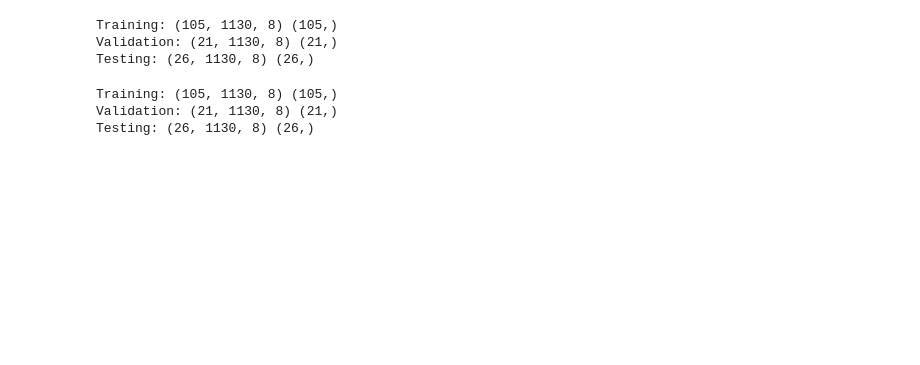
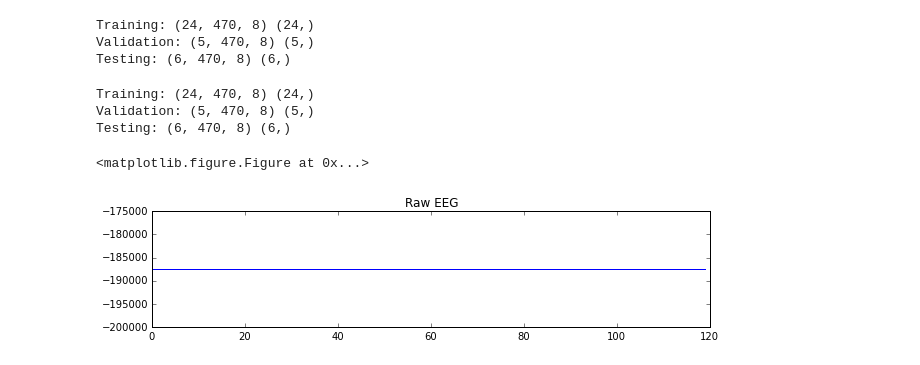
Before and after one commit to arppa99100/eeg_modeling, a Jupyter notebook: view_data.ipynb, the cells around one changed output. Cells and saved outputs as stored; diff of their text form; code cells hidden in the pictures; blank space fills up the shorter version.

```diff
--- a/view_data.ipynb
+++ b/view_data.ipynb
@@ -35,3 +35,25 @@ fft_thresh = 8.0
 fft_set_thresh = 0.0
+# %%
+predataset = readdata("./curated/raw-presamples")
+dataset = readdata("./curated/raw-samples")
+#Constants
+fs = 250.0 #Frequency in Hz
+sample_time = dataset.shape[1]/fs #Total time for sample
+
+#To get alpha and beta waves
+dataset.flags['WRITEABLE'] = True
+
+y = np.copy(dataset[0,:,0])
+
+for i in range(0,dataset.shape[0]):
+    for j in range(0,dataset.shape[2]):
+        if enable_dc:
+            dataset[i,:,j] = apply_dc_filter(dataset[i,:,j], fs, dc_lowcut, dc_highcut, dc_order, dc_type, dc_func_type)
+        if enable_dwt:
+            dataset[i,:,j] = apply_dwt_filter(dataset[i,:,j], dwt_type, dwt_level, dwt_thresh_func, dwt_thresh_type)
+        if enable_fft:
+            dataset[i,:,j] = apply_stfft_filter(dataset[i,:,j], fs, sample_time, fft_window, fft_step, fft_thresh, fft_set_thresh)
+        #Normalize
+        dataset[i,:,j] = dataset[i,:,j]/np.linalg.norm(dataset[i,:])
 # %%
 #Plots for comparison
@@ -82,7 +96,7 @@ for i in range(0,dataset.shape[0]):
 # %%
 test_size = 0.20
 valid_size = 0.20
-labels = readlabels("sampleinput")
+labels = readlabels("./curated/raw-inputs")
 
 # Test Set
 dataindex = range(0,dataset.shape[0])
@@ -97,6 +111,8 @@ dataindex = range(0,dataset.shape[0])
 valid_index = np.random.choice(dataindex, int(dataset.shape[0]*valid_size))
 valid_dataset = dataset[valid_index,:,:]
 valid_labels = labels[valid_index]
+dataset = np.delete(dataset, valid_index, axis = 0)
+labels = np.delete(labels, valid_index, axis = 0)
 
 # Train Set
 train_dataset = dataset
@@ -106,9 +122,9 @@ print('Training:', train_dataset.shape, train_labels.shape)
 print('Validation:', valid_dataset.shape, valid_labels.shape)
 print('Testing:', test_dataset.shape, test_labels.shape)
 # %% [output]
-Training: (105, 1130, 8) (105,)
-Validation: (21, 1130, 8) (21,)
-Testing: (26, 1130, 8) (26,)
+Training: (24, 470, 8) (24,)
+Validation: (5, 470, 8) (5,)
+Testing: (6, 470, 8) (6,)
 # %%
 #Write training
 writedata("./curated/train_dataset", train_dataset)
@@ -124,19 +140,33 @@ writedata("./curated/test_labels", test_labels)
 #plt.show()
 # %%
 #Read training
-train_dataset = readdata2("./curated/train_dataset")
+train_dataset = readdata("./curated/train_dataset")
 train_labels = readlabels("./curated/train_labels")
 #Read validation
-valid_dataset = readdata2("./curated/valid_dataset")
+valid_dataset = readdata("./curated/valid_dataset")
 valid_labels = readlabels("./curated/valid_labels")
 #Read test
-test_dataset = readdata2("./curated/test_dataset")
+test_dataset = readdata("./curated/test_dataset")
 test_labels = readlabels("./curated/test_labels")
 
 print('Training:', train_dataset.shape, train_labels.shape)
 print('Validation:', valid_dataset.shape, valid_labels.shape)
 print('Testing:', test_dataset.shape, test_labels.shape)
 # %% [output]
-Training: (105, 1130, 8) (105,)
-Validation: (21, 1130, 8) (21,)
-Testing: (26, 1130, 8) (26,)
+Training: (24, 470, 8) (24,)
+Validation: (5, 470, 8) (5,)
+Testing: (6, 470, 8) (6,)
+# %%
+#Plots for comparison
+plt.figure(1);
+plt.figure(figsize=(10,12));
+
+#Raw EEG Signal
+plt.subplot(511);
+plt.plot(predataset[0,:,0]);
+plt.title("Raw EEG")
+
+plt.show()
+# %% [output]
+<matplotlib.figure.Figure at 0x...>
+[figure, added]
```
Also changed, not shown: parts of 4 cells of this notebook, 7 other files.
